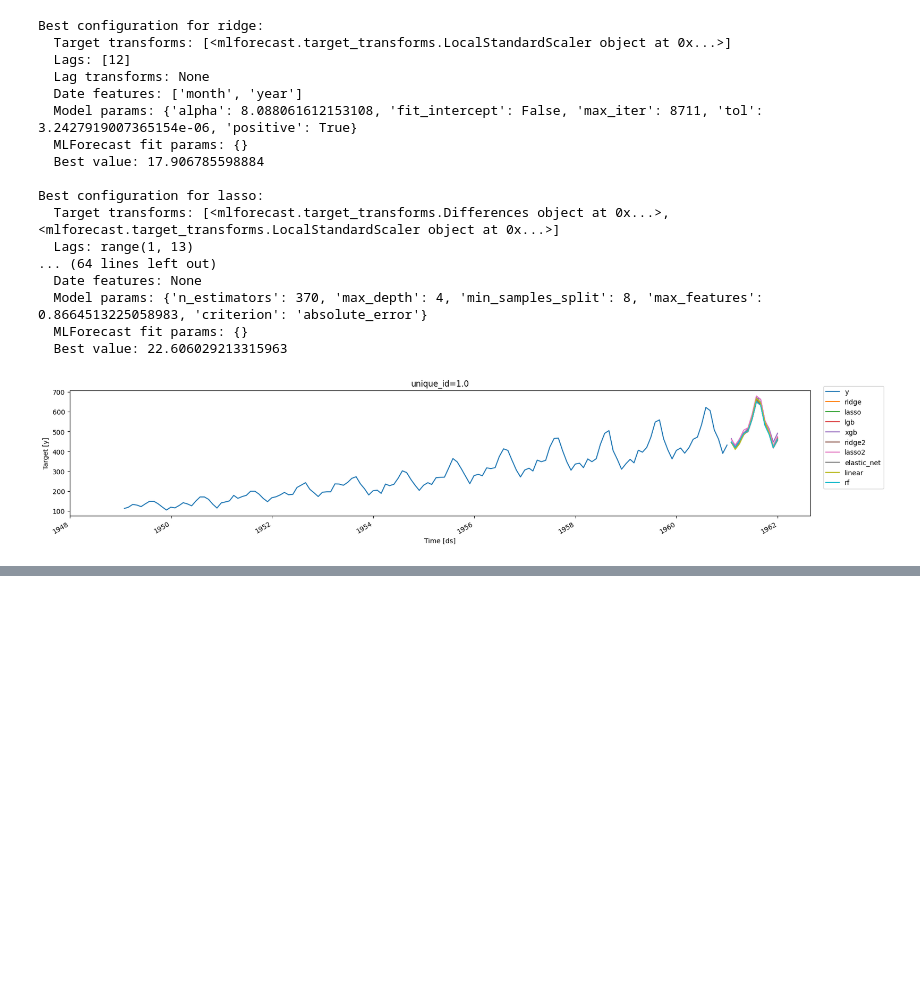
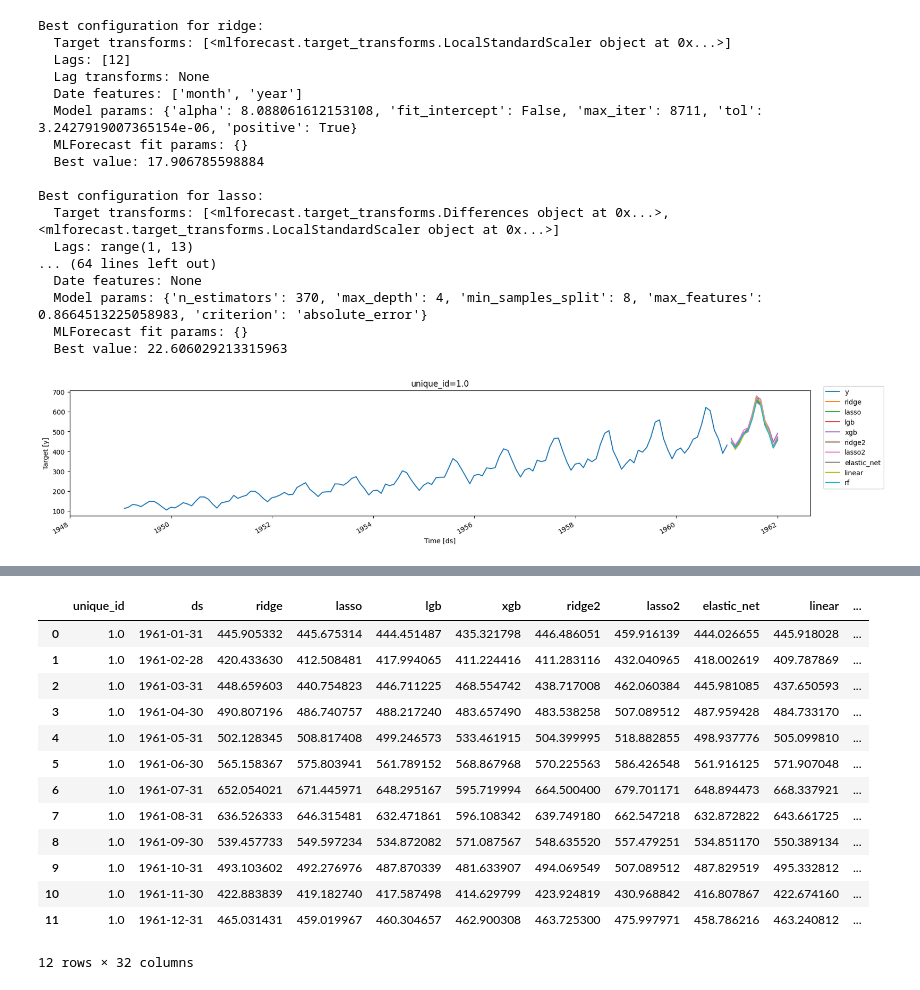
Before and after one commit to wesstone12/tool-kit, a Jupyter notebook: auto.ipynb, the cells around one changed output, grey strips where cells are left out. Saved outputs shown, nothing was run; the diff lists cells and outputs as text; code cells hidden in the pictures; blank space fills up the shorter version.

```diff
--- a/auto.ipynb
+++ b/auto.ipynb
@@ -470,0 +566,17 @@ plot_series(df, auto_mlf.predict(h = 12))
+# %%
+all
+# %% [output]
+|  | unique_id | ds | ridge | lasso | lgb | xgb | ridge2 | lasso2 | elastic_net | linear | ... |
+| 0 | 1.0 | 1961-01-31 | 445.905332 | 445.675314 | 444.451487 | 435.321798 | 446.486051 | 459.916139 | 444.026655 | 445.918028 | ... |
+| 1 | 1.0 | 1961-02-28 | 420.433630 | 412.508481 | 417.994065 | 411.224416 | 411.283116 | 432.040965 | 418.002619 | 409.787869 | ... |
+| 2 | 1.0 | 1961-03-31 | 448.659603 | 440.754823 | 446.711225 | 468.554742 | 438.717008 | 462.060384 | 445.981085 | 437.650593 | ... |
+| 3 | 1.0 | 1961-04-30 | 490.807196 | 486.740757 | 488.217240 | 483.657490 | 483.538258 | 507.089512 | 487.959428 | 484.733170 | ... |
+| 4 | 1.0 | 1961-05-31 | 502.128345 | 508.817408 | 499.246573 | 533.461915 | 504.399995 | 518.882855 | 498.937776 | 505.099810 | ... |
+| 5 | 1.0 | 1961-06-30 | 565.158367 | 575.803941 | 561.789152 | 568.867968 | 570.225563 | 586.426548 | 561.916125 | 571.907048 | ... |
+| 6 | 1.0 | 1961-07-31 | 652.054021 | 671.445971 | 648.295167 | 595.719994 | 664.500400 | 679.701171 | 648.894473 | 668.337921 | ... |
+| 7 | 1.0 | 1961-08-31 | 636.526333 | 646.315481 | 632.471861 | 596.108342 | 639.749180 | 662.547218 | 632.872822 | 643.661725 | ... |
+| 8 | 1.0 | 1961-09-30 | 539.457733 | 549.597234 | 534.872082 | 571.087567 | 548.635520 | 557.479251 | 534.851170 | 550.389134 | ... |
+| 9 | 1.0 | 1961-10-31 | 493.103602 | 492.276976 | 487.870339 | 481.633907 | 494.069549 | 507.089512 | 487.829519 | 495.332812 | ... |
+| 10 | 1.0 | 1961-11-30 | 422.883839 | 419.182740 | 417.587498 | 414.629799 | 423.924819 | 430.968842 | 416.807867 | 422.674160 | ... |
+| 11 | 1.0 | 1961-12-31 | 465.031431 | 459.019967 | 460.304657 | 462.900308 | 463.725300 | 475.997971 | 458.786216 | 463.240812 | ... |
+12 rows × 32 columns
```
Also changed, not shown: parts of 15 cells of this notebook.
